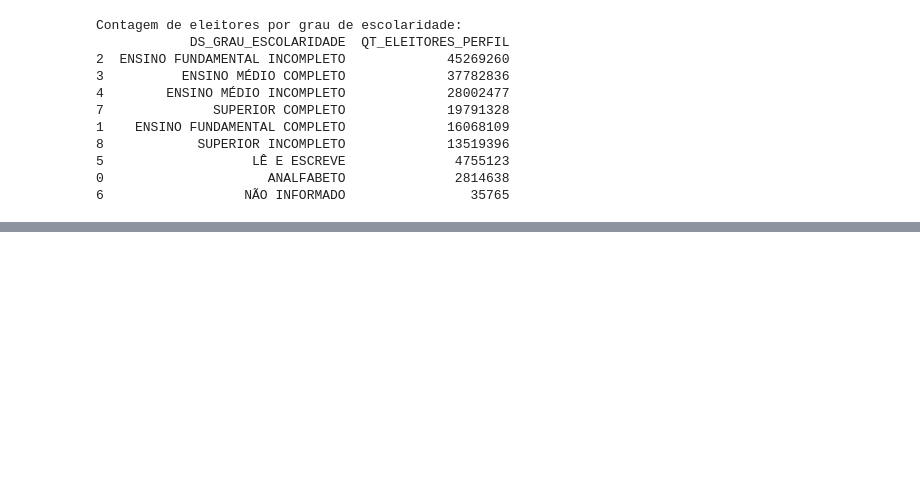
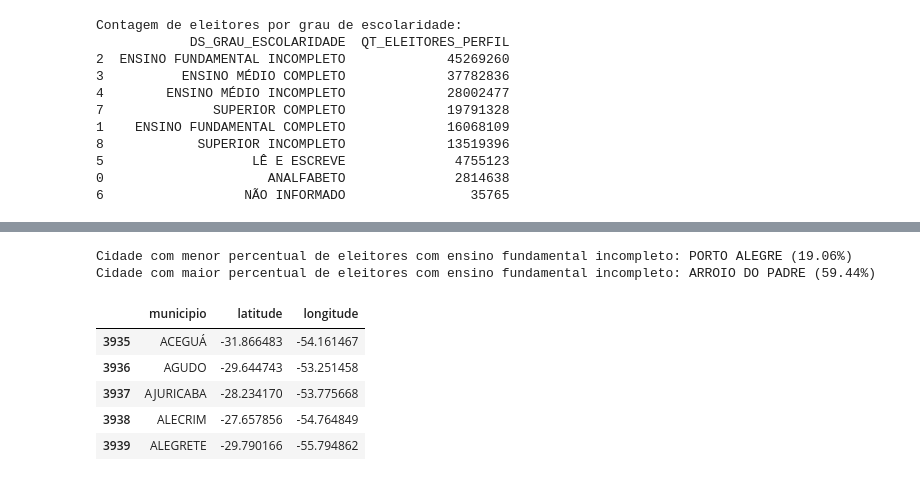
Before and after one commit to arthuraccorsi/TF-CPAD, a Jupyter notebook: TF_EDA.ipynb, the cells around one changed output, grey strips where cells are left out. Saved outputs shown, nothing was run; the diff lists cells and outputs as text; code cells hidden in the pictures; blank space fills up the shorter version.

```diff
--- a/TF_EDA.ipynb
+++ b/TF_EDA.ipynb
@@ -215,0 +273,35 @@ Total de cidades: 497
+# %%
+eleitores_efi = df[df['DS_GRAU_ESCOLARIDADE'] == 'ENSINO FUNDAMENTAL INCOMPLETO'].groupby('NM_MUNICIPIO')['QT_ELEITORES_PERFIL'].sum()
+
+percentual_efi = (eleitores_efi / total_eleitores) * 100
+
+cidade_menor_percentual_efi = percentual_efi.idxmin()
+menor_percentual_efi = percentual_efi.min()
+
+cidade_maior_percentual_efi = percentual_efi.idxmax()
+maior_percentual_efi = percentual_efi.max()
+
+print(f'Cidade com menor percentual de eleitores com ensino fundamental incompleto: {cidade_menor_percentual_efi} ({menor_percentual_efi:.2f}%)')
+
+print(f'Cidade com maior percentual de eleitores com ensino fundamental incompleto: {cidade_maior_percentual_efi} ({maior_percentual_efi:.2f}%)')
+
+percentual_efi_df = percentual_efi.reset_index()
+percentual_efi_df.columns = ['NM_MUNICIPIO', 'percentual_efi']
+# %% [output]
+Cidade com menor percentual de eleitores com ensino fundamental incompleto: PORTO ALEGRE (19.06%)
+Cidade com maior percentual de eleitores com ensino fundamental incompleto: ARROIO DO PADRE (59.44%)
+# %%
+df_municipios = pd.read_csv("latitude-longitude-cidades.csv", delimiter=";")
+
+df_rs = df_municipios[df_municipios['uf'] == 'RS'].copy()
+
+df_rs['municipio'] = df_rs['municipio'].str.upper()
+
+df_rs[['municipio', 'latitude', 'longitude']].head()
+# %% [output]
+|  | municipio | latitude | longitude |
+| 3935 | ACEGUÁ | -31.866483 | -54.161467 |
+| 3936 | AGUDO | -29.644743 | -53.251458 |
+| 3937 | AJURICABA | -28.234170 | -53.775668 |
+| 3938 | ALECRIM | -27.657856 | -54.764849 |
+| 3939 | ALEGRETE | -29.790166 | -55.794862 |
```
Also changed, not shown: parts of 8 cells of this notebook, 1 other file.
